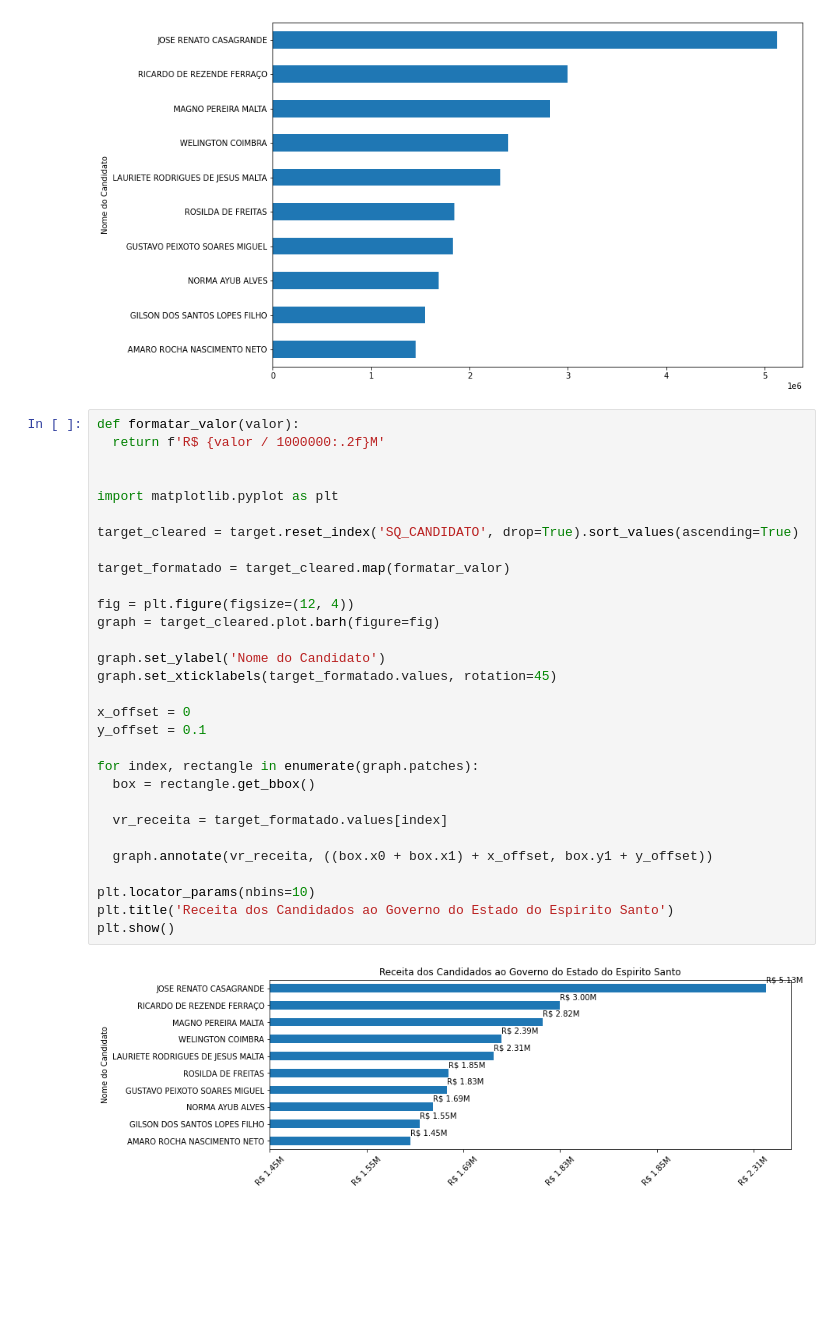
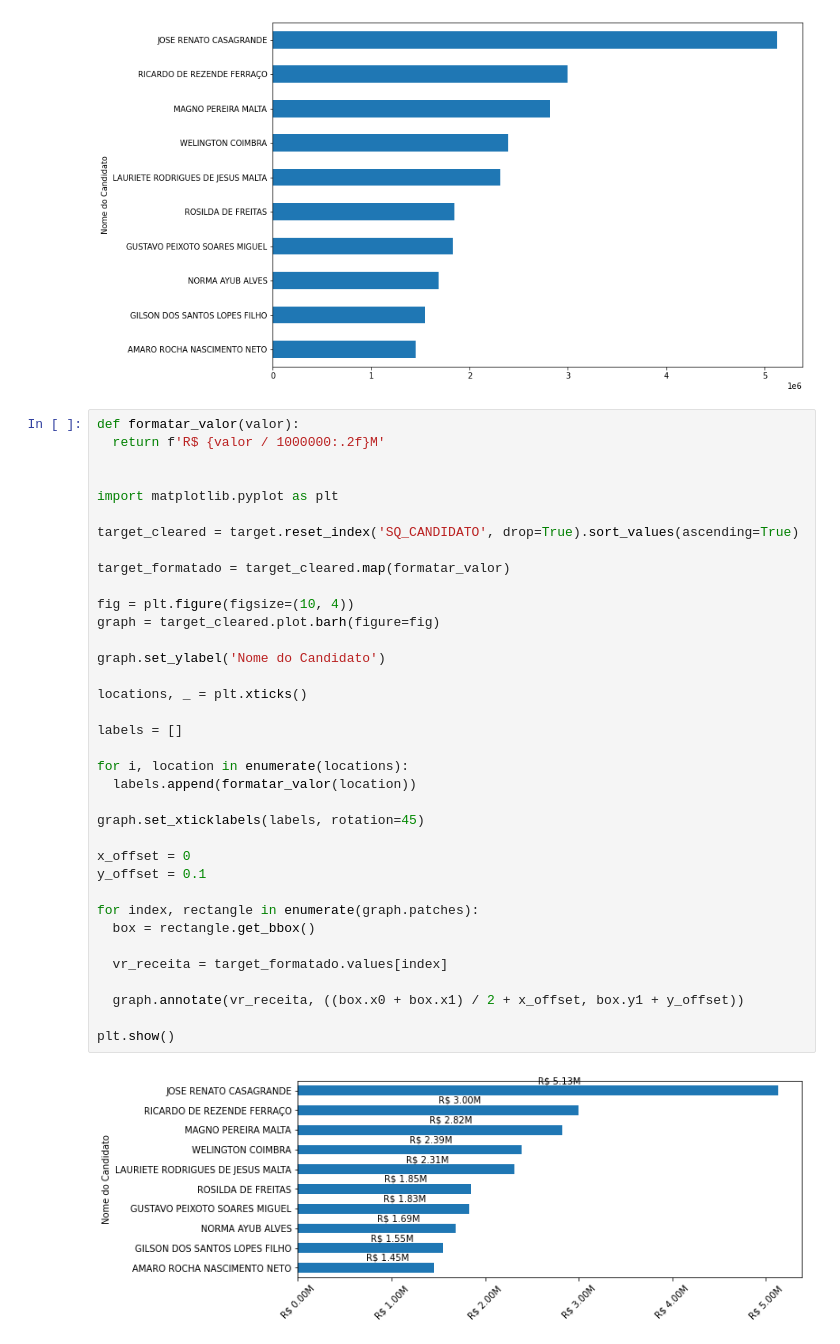
Before and after one commit to jscienciadados/visualizacao-pandas, a Jupyter notebook: TSE_Visualizacao.ipynb, the cells around one changed output. Cells and saved outputs as stored; diff of their text form; blank space fills up the shorter version.

```diff
--- a/TSE_Visualizacao.ipynb
+++ b/TSE_Visualizacao.ipynb
@@ -115,32 +115,38 @@ grah.set_ylabel('Nome do Candidato');
 # %%
 def formatar_valor(valor):
   return f'R$ {valor / 1000000:.2f}M'
 
 
 import matplotlib.pyplot as plt
 
 target_cleared = target.reset_index('SQ_CANDIDATO', drop=True).sort_values(ascending=True)
 
 target_formatado = target_cleared.map(formatar_valor)
 
-fig = plt.figure(figsize=(12, 4))
+fig = plt.figure(figsize=(10, 4))
 graph = target_cleared.plot.barh(figure=fig)
 
 graph.set_ylabel('Nome do Candidato')
-graph.set_xticklabels(target_formatado.values, rotation=45)
+
+locations, _ = plt.xticks()
+
+labels = []
+
+for i, location in enumerate(locations):
+  labels.append(formatar_valor(location))
+
+graph.set_xticklabels(labels, rotation=45)
 
 x_offset = 0
 y_offset = 0.1
 
 for index, rectangle in enumerate(graph.patches):
   box = rectangle.get_bbox()
 
   vr_receita = target_formatado.values[index]
 
-  graph.annotate(vr_receita, ((box.x0 + box.x1) + x_offset, box.y1 + y_offset))
+  graph.annotate(vr_receita, ((box.x0 + box.x1) / 2 + x_offset, box.y1 + y_offset))
 
-plt.locator_params(nbins=10)
-plt.title('Receita dos Candidados ao Governo do Estado do Espirito Santo')
 plt.show()
 # %% [output]
-[figure, old version]
+[figure, new version]
```
